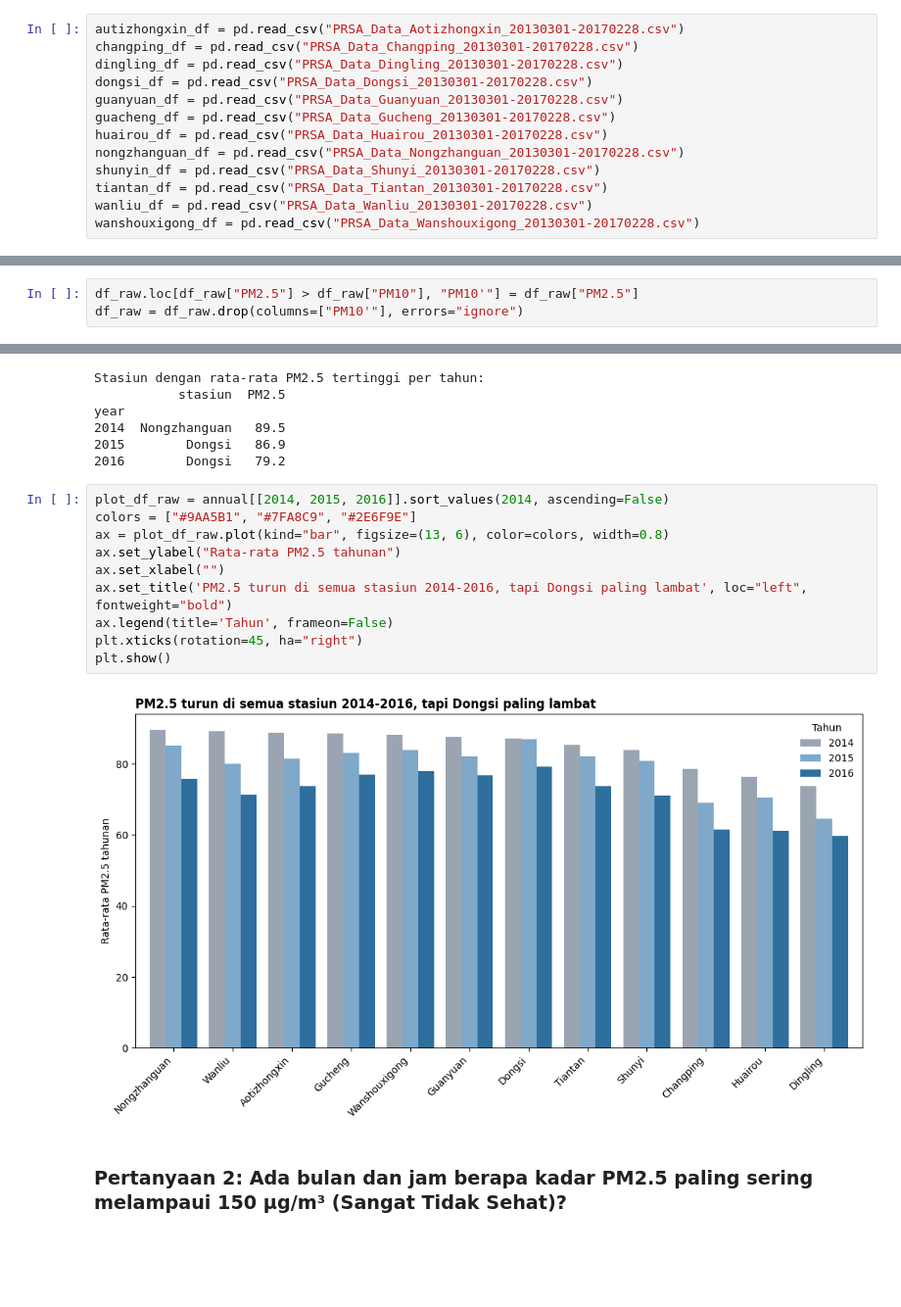
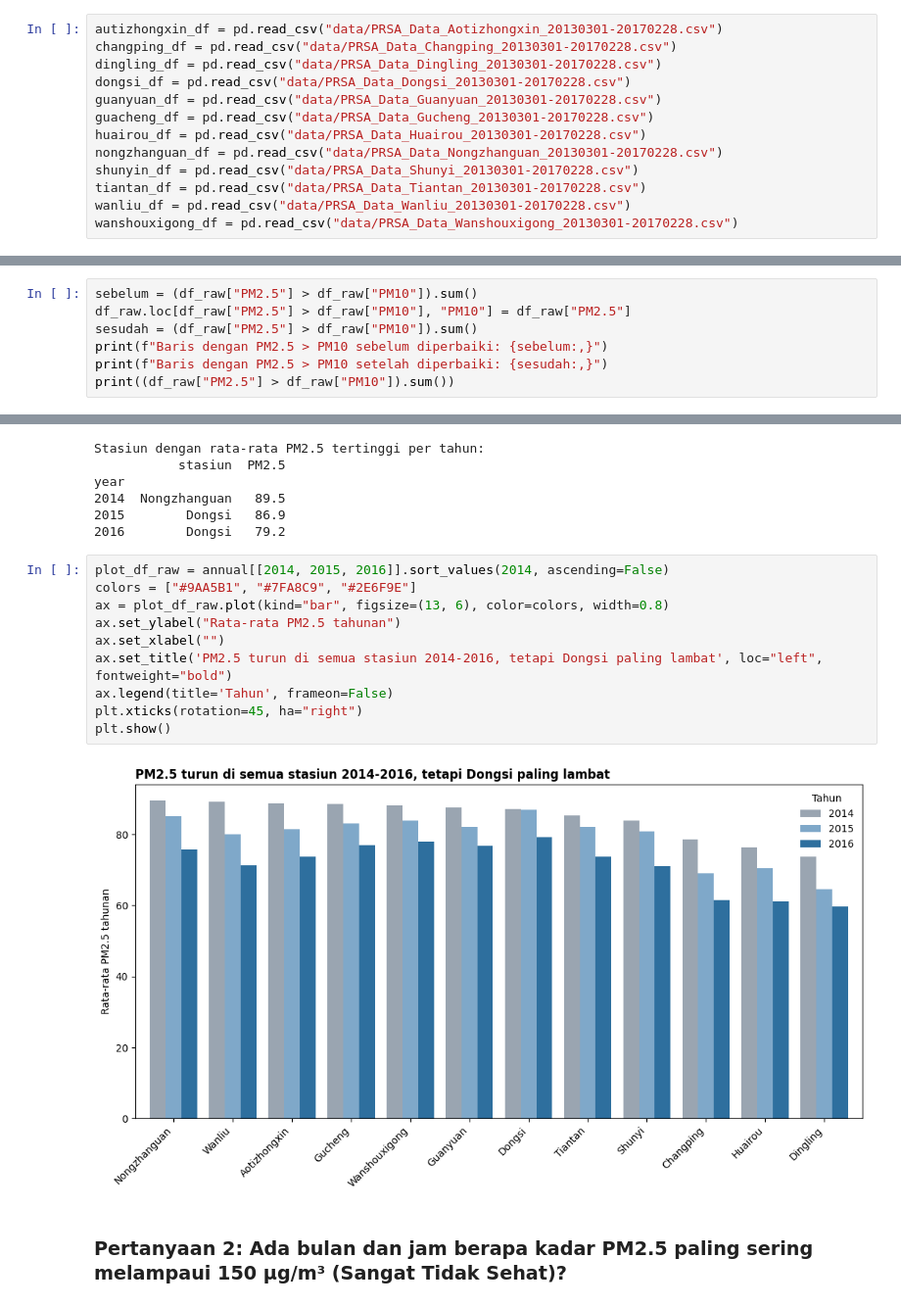
Before and after one commit to nethagiselle/Submission-Akhir_Fundamental-Analisis-Data, a Jupyter notebook: notebook.ipynb, the cells around one changed output, grey strips where cells are left out. Shown at 98% size. Drawn from its saved outputs; the diff is of its cells as text; blank space fills up the shorter version.

```diff
--- a/notebook.ipynb
+++ b/notebook.ipynb
@@ -81,13 +61,13 @@ Requirement already satisfied: six>=1.5 in /usr/local/lib/python3.13/dist-packag
 # %%
-autizhongxin_df = pd.read_csv("PRSA_Data_Aotizhongxin_20130301-20170228.csv")
-changping_df = pd.read_csv("PRSA_Data_Changping_20130301-20170228.csv")
-dingling_df = pd.read_csv("PRSA_Data_Dingling_20130301-20170228.csv")
-dongsi_df = pd.read_csv("PRSA_Data_Dongsi_20130301-20170228.csv")
-guanyuan_df = pd.read_csv("PRSA_Data_Guanyuan_20130301-20170228.csv")
-guacheng_df = pd.read_csv("PRSA_Data_Gucheng_20130301-20170228.csv")
-huairou_df = pd.read_csv("PRSA_Data_Huairou_20130301-20170228.csv")
-nongzhanguan_df = pd.read_csv("PRSA_Data_Nongzhanguan_20130301-20170228.csv")
-shunyin_df = pd.read_csv("PRSA_Data_Shunyi_20130301-20170228.csv")
-tiantan_df = pd.read_csv("PRSA_Data_Tiantan_20130301-20170228.csv")
-wanliu_df = pd.read_csv("PRSA_Data_Wanliu_20130301-20170228.csv")
-wanshouxigong_df = pd.read_csv("PRSA_Data_Wanshouxigong_20130301-20170228.csv")
+autizhongxin_df = pd.read_csv("data/PRSA_Data_Aotizhongxin_20130301-20170228.csv")
+changping_df = pd.read_csv("data/PRSA_Data_Changping_20130301-20170228.csv")
+dingling_df = pd.read_csv("data/PRSA_Data_Dingling_20130301-20170228.csv")
+dongsi_df = pd.read_csv("data/PRSA_Data_Dongsi_20130301-20170228.csv")
+guanyuan_df = pd.read_csv("data/PRSA_Data_Guanyuan_20130301-20170228.csv")
+guacheng_df = pd.read_csv("data/PRSA_Data_Gucheng_20130301-20170228.csv")
+huairou_df = pd.read_csv("data/PRSA_Data_Huairou_20130301-20170228.csv")
+nongzhanguan_df = pd.read_csv("data/PRSA_Data_Nongzhanguan_20130301-20170228.csv")
+shunyin_df = pd.read_csv("data/PRSA_Data_Shunyi_20130301-20170228.csv")
+tiantan_df = pd.read_csv("data/PRSA_Data_Tiantan_20130301-20170228.csv")
+wanliu_df = pd.read_csv("data/PRSA_Data_Wanliu_20130301-20170228.csv")
+wanshouxigong_df = pd.read_csv("data/PRSA_Data_Wanshouxigong_20130301-20170228.csv")
@@ -340,6 +323,10 @@ df_raw.isna().sum()
 | WSPM | 0 |
 | station | 0 |
 dtype: int64
-# %%
-df_raw.loc[df_raw["PM2.5"] > df_raw["PM10"], "PM10'"] = df_raw["PM2.5"]
-df_raw = df_raw.drop(columns=["PM10'"], errors="ignore")
+# %%
+sebelum = (df_raw["PM2.5"] > df_raw["PM10"]).sum()
+df_raw.loc[df_raw["PM2.5"] > df_raw["PM10"], "PM10"] = df_raw["PM2.5"]
+sesudah = (df_raw["PM2.5"] > df_raw["PM10"]).sum()
+print(f"Baris dengan PM2.5 > PM10 sebelum diperbaiki: {sebelum:,}")
+print(f"Baris dengan PM2.5 > PM10 setelah diperbaiki: {sesudah:,}")
+print((df_raw["PM2.5"] > df_raw["PM10"]).sum())
@@ -506,15 +498,15 @@ year
 # %%
 plot_df_raw = annual[[2014, 2015, 2016]].sort_values(2014, ascending=False)
 colors = ["#9AA5B1", "#7FA8C9", "#2E6F9E"]
 ax = plot_df_raw.plot(kind="bar", figsize=(13, 6), color=colors, width=0.8)
 ax.set_ylabel("Rata-rata PM2.5 tahunan")
 ax.set_xlabel("")
-ax.set_title('PM2.5 turun di semua stasiun 2014-2016, tapi Dongsi paling lambat', loc="left", fontweight="bold")
+ax.set_title('PM2.5 turun di semua stasiun 2014-2016, tetapi Dongsi paling lambat', loc="left", fontweight="bold")
 ax.legend(title='Tahun', frameon=False)
 plt.xticks(rotation=45, ha="right")
 plt.show()
 # %% [output]
-[figure, old version]
+[figure, new version]
 # %% [markdown]
 ### Pertanyaan 2: Ada bulan dan jam berapa kadar PM2.5 paling sering melampaui 150 µg/m³ (Sangat Tidak Sehat)?
 # %%
```
Also changed, not shown: parts of 21 cells of this notebook, 1 other file.
